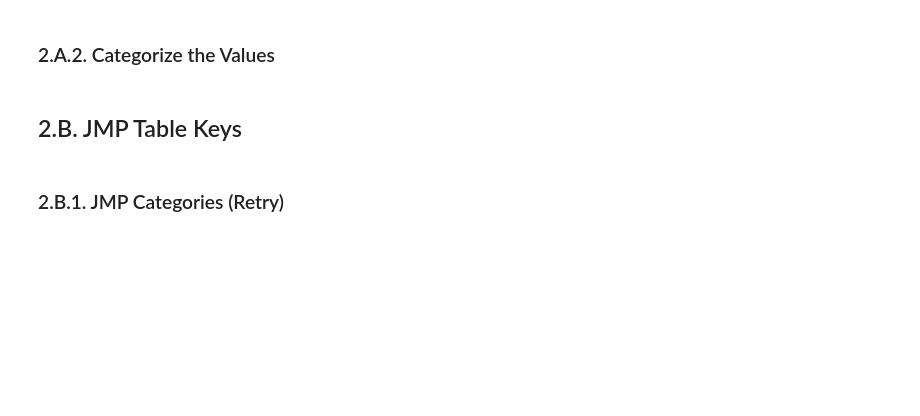
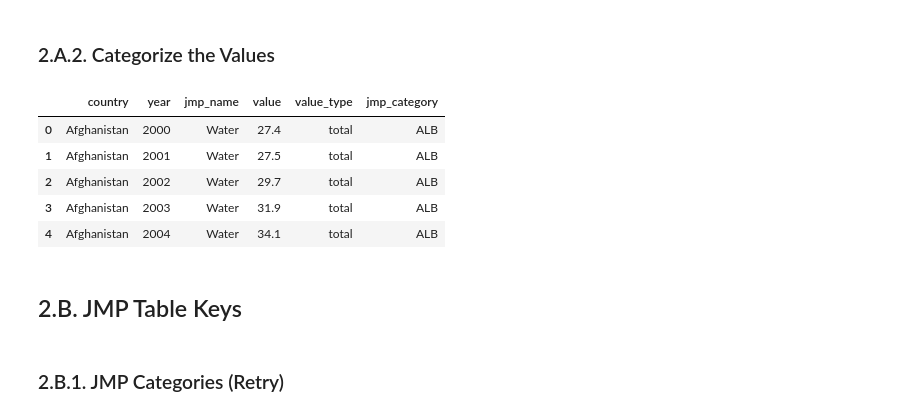
Before and after one commit to akvo/wash-futures-explorer, a Jupyter notebook: doc/table-proposal.ipynb, the cells around one changed output. Saved outputs shown, nothing was run; the diff lists cells and outputs as text; code cells hidden in the pictures; blank space fills up the shorter version.

Commit message:
[#1] Modify Indicator & Harmonise Country

```diff
--- a/doc/table-proposal.ipynb
+++ b/doc/table-proposal.ipynb
@@ -54,0 +67,14 @@ def create_table_key(dataframe, column):
+# %%
+jmp_country_list = list(data_jmp["COUNTRY, AREA OR TERRITORY"].unique())
+ifs_country_list = ['All countries WHHS Tool1','Congo Dem. Republic of the','Ethiopia','Ghana','Guatemala','Haiti','India',
+                    'Indonesia','Kenya','Liberia','Madagascar','Malawi','Mali','Mozambique','Nepal','Nigeria','Philippines',
+                    'Rwanda','Senegal','Sudan South','Tanzania','Uganda','Zambia']
+# %%
+# Find the closest match
+for country in ifs_country_list:
+    probability = difflib.get_close_matches(country, jmp_country_list, n=3, cutoff=0.4)
+    if probability:
+        if country not in probability:
+            print(f"{country} -> {list(probability)}")
+    else:
+        print(f"NOT FOUND: {country}")
@@ -55,3 +86,13 @@ def create_table_key(dataframe, column):
+# %%
+country_mapping = {
+    "All countries WHHS Tool1": "All Countries",
+    "United Republic of Tanzania": "Tanzania",
+    "Congo Dem. Republic of the": "Democratic Republic of the Congo",
+    "Sudan South": "South Sudan",
+}
+# %%
+def map_country_name(country):
+    return country_mapping.get(country, country)
 # %% [markdown]
 # 3. IFS Dataset
 # %%
@@ -298,14 +434,22 @@ data.head()
 # %%
 data_melted = pd.melt(
     data,
     id_vars=['country', 'year', 'jmp_name'],  # columns to keep
     var_name='variable',  # melted
     value_name='value' # values
 )
 data_melted['value_type'] = data_melted['variable'].apply(lambda x: 'total' if 'total' in x else 'annual_rate_change')
 data_melted['jmp_category'] = data_melted['variable'].apply(lambda x: 'ALB' if 'ALB' in x else 'SM')
+data_melted['country'] = data_melted['country'].apply(map_country_name)
 data_melted = data_melted.drop(columns=['variable'])
 data_melted.head()
+# %% [output]
+|  | country | year | jmp_name | value | value_type | jmp_category |
+| 0 | Afghanistan | 2000 | Water | 27.4 | total | ALB |
+| 1 | Afghanistan | 2001 | Water | 27.5 | total | ALB |
+| 2 | Afghanistan | 2002 | Water | 29.7 | total | ALB |
+| 3 | Afghanistan | 2003 | Water | 31.9 | total | ALB |
+| 4 | Afghanistan | 2004 | Water | 34.1 | total | ALB |
 # %% [markdown]
 ## 2.B. JMP Table Keys
 # %% [markdown]
```
Also changed, not shown: parts of 27 cells of this notebook, 5 other files.
